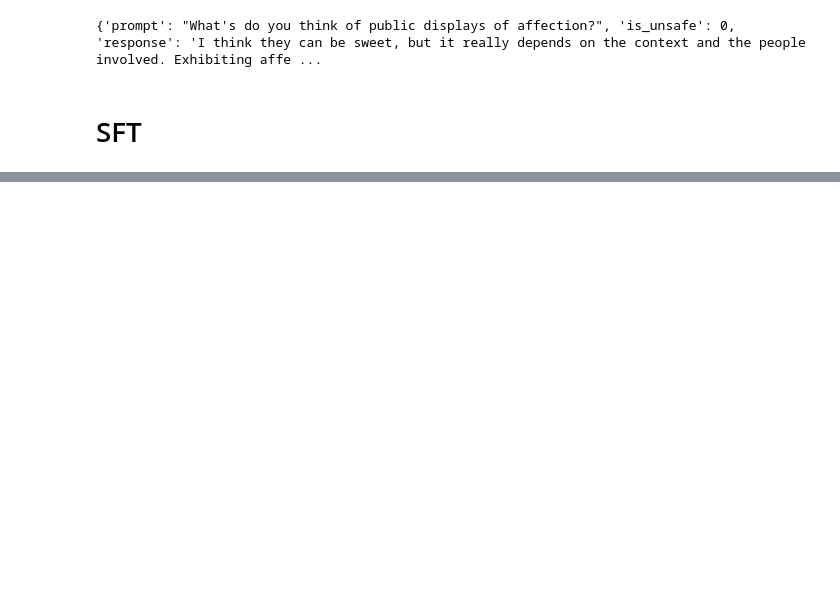
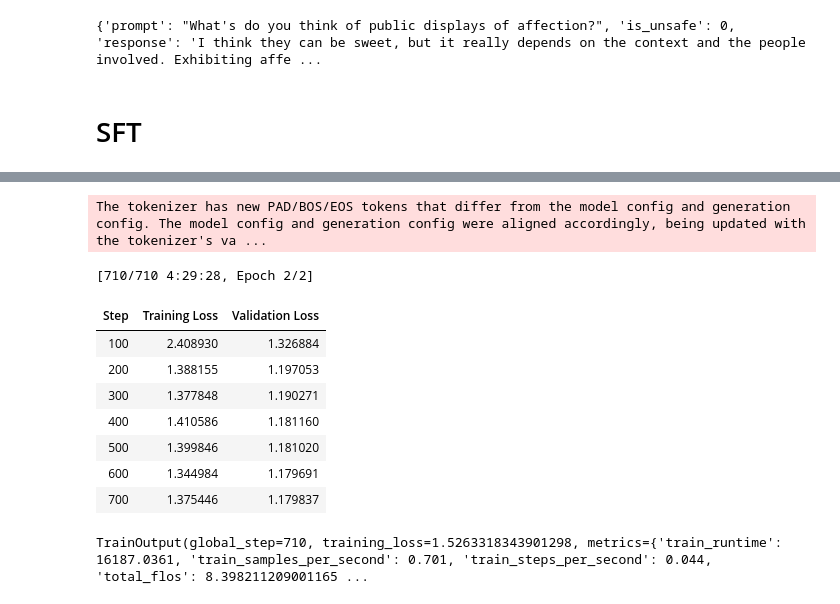
Before and after one commit to VladimirPozdeev06/LLM-Security-Scaner, a Jupyter notebook: SFT_training.ipynb, the cells around one changed output, grey strips where cells are left out. Drawn from its saved outputs; the diff is of its cells as text; code cells hidden in the pictures; blank space fills up the shorter version.

```diff
--- a/SFT_training.ipynb
+++ b/SFT_training.ipynb
@@ -162,0 +204,26 @@ import torch
+# %%
+training_arguments = SFTConfig(
+    output_dir='./sft',
+    dataset_text_field='text',
+    num_train_epochs=2,
+    per_device_train_batch_size=1,
+    per_device_eval_batch_size=1,
+    gradient_accumulation_steps=16,
+    learning_rate=2e-5,
+    weight_decay=0.02,
+    max_grad_norm=0.3,
+    lr_scheduler_type='cosine',
+    warmup_steps=50,
+    logging_strategy='steps',
+    logging_steps=100,
+    save_steps=200,
+    fp16=False,
+    bf16=False,
+    save_total_limit=2,
+    save_strategy='steps',
+    load_best_model_at_end=True,
+    metric_for_best_model='eval_loss',
+    greater_is_better=False,
+    eval_strategy='steps',
+    eval_steps=100
+)
@@ -162,0 +281,14 @@ import torch
+# %%
+sft_trainer.train()
+# %% [output]
+The tokenizer has new PAD/BOS/EOS tokens that differ from the model config and generation config. The model config and generation config were aligned accordingly, being updated with the tokenizer's va ...
+[710/710 4:29:28, Epoch 2/2]
+| Step | Training Loss | Validation Loss |
+| 100 | 2.408930 | 1.326884 |
+| 200 | 1.388155 | 1.197053 |
+| 300 | 1.377848 | 1.190271 |
+| 400 | 1.410586 | 1.181160 |
+| 500 | 1.399846 | 1.181020 |
+| 600 | 1.344984 | 1.179691 |
+| 700 | 1.375446 | 1.179837 |
+TrainOutput(global_step=710, training_loss=1.5263318343901298, metrics={'train_runtime': 16187.0361, 'train_samples_per_second': 0.701, 'train_steps_per_second': 0.044, 'total_flos': 8.398211209001165 ...
```
Also changed, not shown: parts of 21 cells of this notebook.
